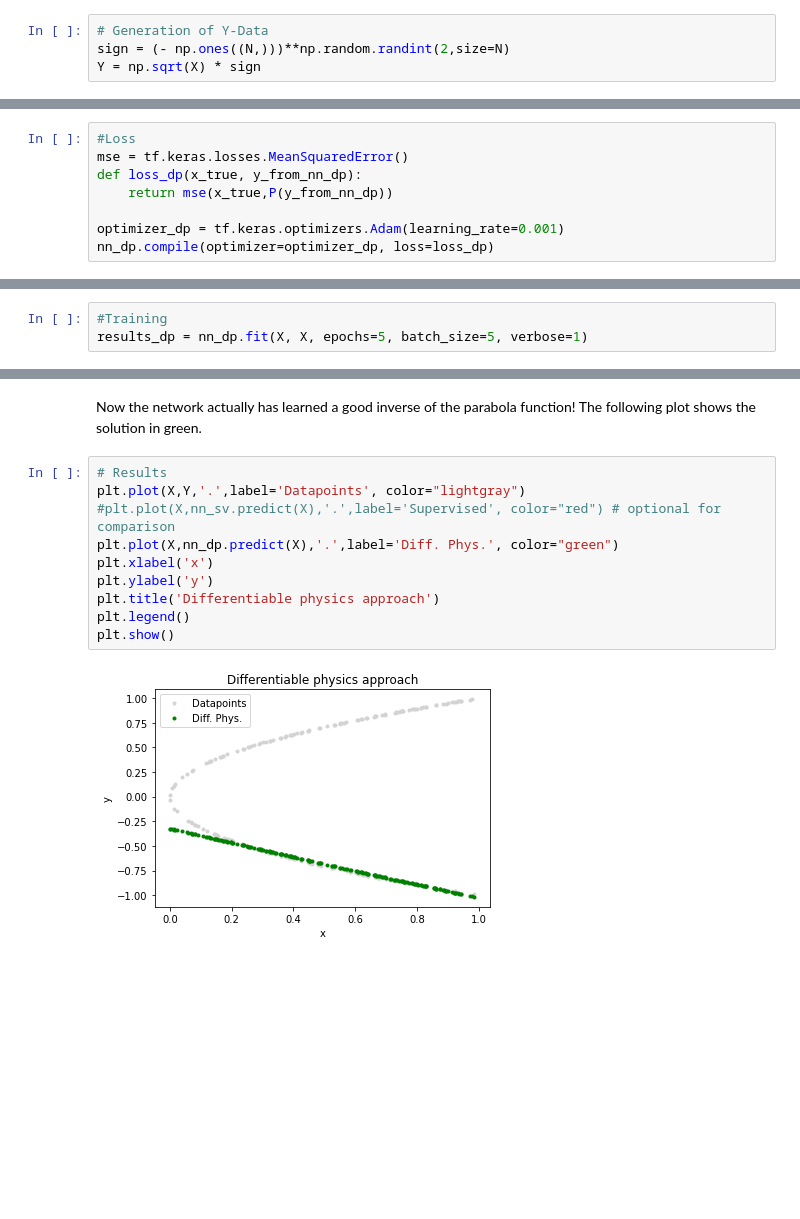
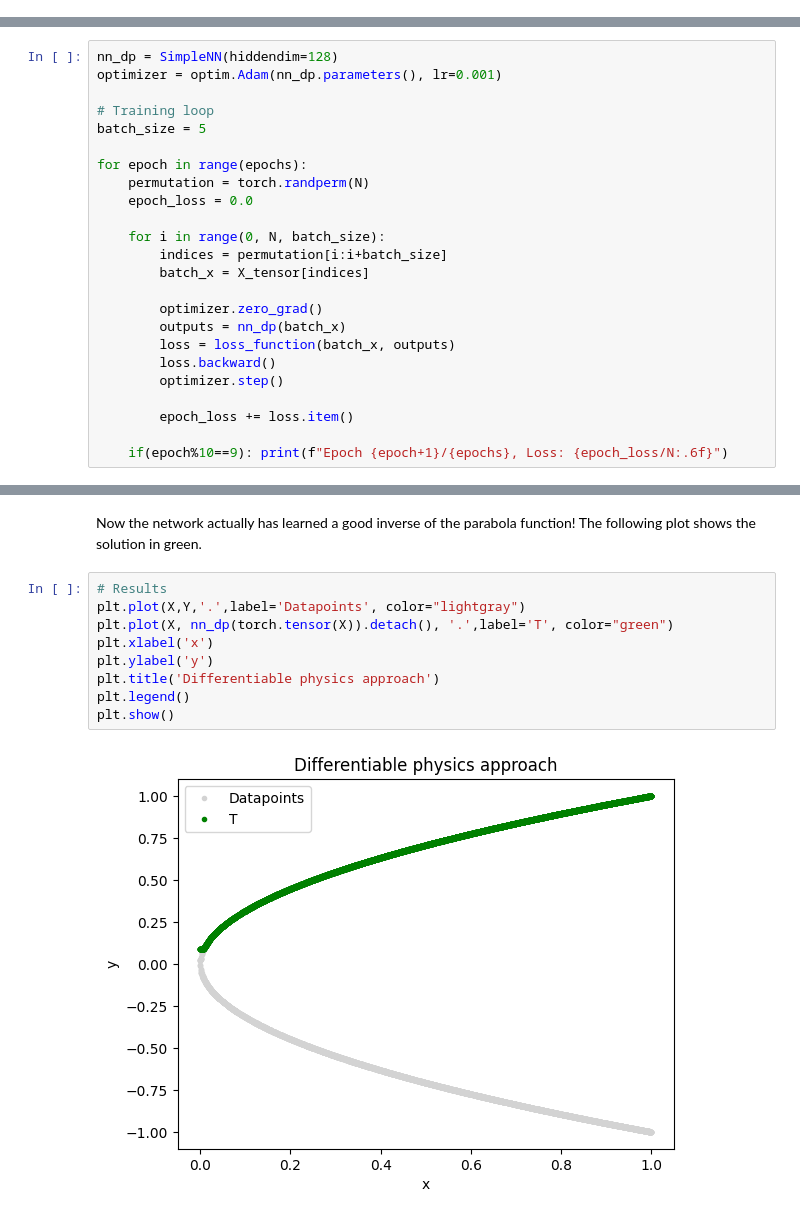
Before and after one commit to tum-pbs/pbdl-book, a Jupyter notebook: intro-teaser.ipynb, the cells around one changed output, grey strips where cells are left out. Cells and saved outputs as stored; diff of their text form; blank space fills up the shorter version.

```diff
--- a/intro-teaser.ipynb
+++ b/intro-teaser.ipynb
@@ -48,5 +57 @@ X = np.random.random(N)
-# %%
-# Generation of Y-Data
-sign = (- np.ones((N,)))**np.random.randint(2,size=N)
-Y = np.sqrt(X) * sign
 # %% [markdown]
@@ -127,8 +154,24 @@ Later on, a lot more could happen here: we could evaluate finite-difference sten
 # %%
-#Loss
-mse = tf.keras.losses.MeanSquaredError()
-def loss_dp(x_true, y_from_nn_dp):
-    return mse(x_true,P(y_from_nn_dp))
+nn_dp = SimpleNN(hiddendim=128)
+optimizer = optim.Adam(nn_dp.parameters(), lr=0.001)
 
-optimizer_dp = tf.keras.optimizers.Adam(learning_rate=0.001)
-nn_dp.compile(optimizer=optimizer_dp, loss=loss_dp)
+# Training loop
+batch_size = 5
+
+for epoch in range(epochs):
+    permutation = torch.randperm(N)
+    epoch_loss = 0.0
+
+    for i in range(0, N, batch_size):
+        indices = permutation[i:i+batch_size]
+        batch_x = X_tensor[indices]
+
+        optimizer.zero_grad()
+        outputs = nn_dp(batch_x)
+        loss = loss_function(batch_x, outputs)
+        loss.backward()
+        optimizer.step()
+
+        epoch_loss += loss.item()
+
+    if(epoch%10==9): print(f"Epoch {epoch+1}/{epochs}, Loss: {epoch_loss/N:.6f}")
@@ -135,3 +183,0 @@ nn_dp.compile(optimizer=optimizer_dp, loss=loss_dp)
-# %%
-#Training
-results_dp = nn_dp.fit(X, X, epochs=5, batch_size=5, verbose=1)
@@ -151,13 +186,12 @@ Now the network actually has learned a good inverse of the parabola function! Th
 # %%
 # Results
 plt.plot(X,Y,'.',label='Datapoints', color="lightgray")
-#plt.plot(X,nn_sv.predict(X),'.',label='Supervised', color="red") # optional for comparison
-plt.plot(X,nn_dp.predict(X),'.',label='Diff. Phys.', color="green")
+plt.plot(X, nn_dp(torch.tensor(X)).detach(), '.',label='T', color="green")
 plt.xlabel('x')
 plt.ylabel('y')
 plt.title('Differentiable physics approach')
 plt.legend()
 plt.show()
 # %% [output]
-[figure, old version]
+[figure, new version]
 # %% [markdown]
```
Also changed, not shown: parts of 31 cells of this notebook, 4 other files.
